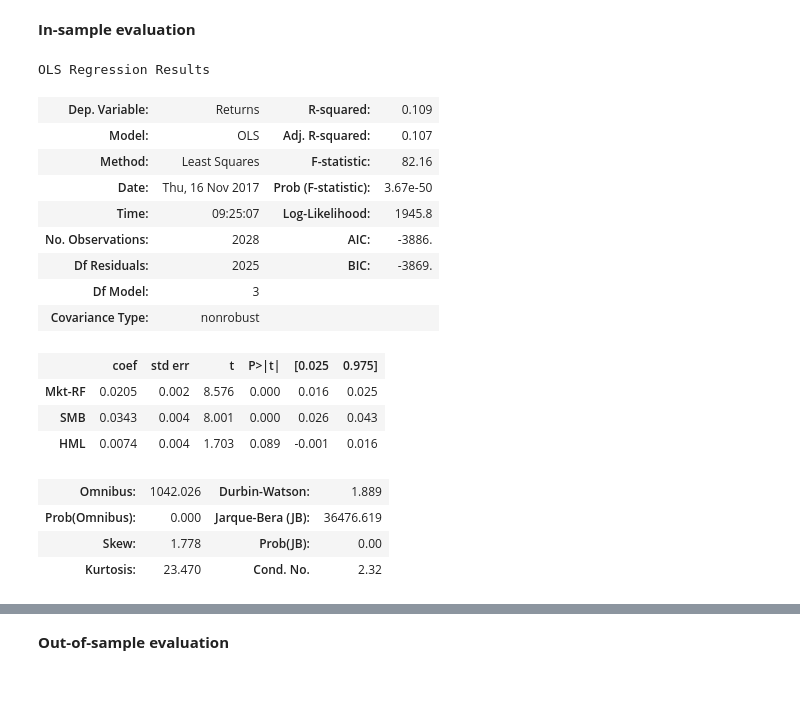
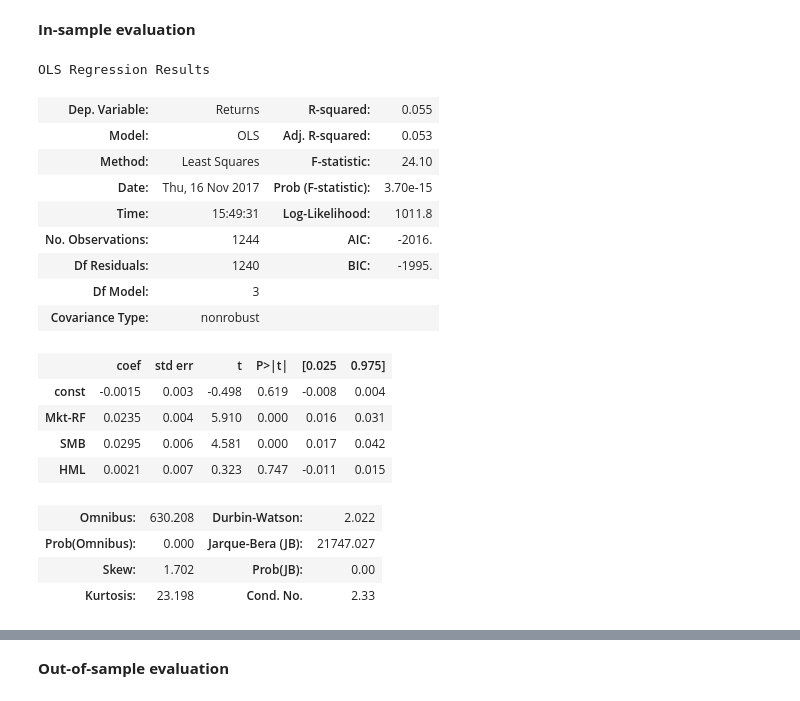
Before and after one commit to WChang1/HFAC_Factor_Project, a Jupyter notebook: Factor Analysis 2.ipynb, the cells around one changed output, grey strips where cells are left out. Drawn from its saved outputs; the diff is of its cells as text; code cells hidden in the pictures.

```diff
--- a/Factor Analysis 2.ipynb
+++ b/Factor Analysis 2.ipynb
@@ -126,7 +160,7 @@ df = df[df['Date'] >= datetime.datetime(2009, 9, 11)]
 # %%
-three_factor_df = three_factor_df[three_factor_df.index >= datetime.datetime(2009, 9, 11)]
+three_factor_df = three_factor_df[three_factor_df.index >= datetime.datetime(2012, 10, 19)]
 # %%
-five_factor_df = five_factor_df[five_factor_df.index >= datetime.datetime(2009, 9, 11)]
+five_factor_df = five_factor_df[five_factor_df.index >= datetime.datetime(2012, 10, 19)]
 # %%
 grouped_by_stock = df.groupby('Stock')
 # %%
@@ -183,34 +219,35 @@ df_three = pd.concat([portfolio_values, three_factor_df], axis=1, join='inner')
 # %%
 df_five = pd.concat([portfolio_values, five_factor_df], axis=1, join='inner')
 # %%
-x_three = df_three[three_factors]
+x_three = sm.add_constant(df_three[three_factors])
 # %%
-x_five = df_five[five_factors]
+x_five = sm.add_constant(df_five[five_factors])
 # %%
 y = df_three['Returns']
 # %%
 three_factor_OLS = sm.OLS(y, x_three.values)
 three_factor_results = three_factor_OLS.fit()
-three_factor_results.summary(xname = three_factors)
+three_factor_results.summary(xname = ['const'] + three_factors)
 # %% [output]
 OLS Regression Results
-| Dep. Variable: | Returns | R-squared: | 0.109 |
-| Model: | OLS | Adj. R-squared: | 0.107 |
-| Method: | Least Squares | F-statistic: | 82.16 |
-| Date: | Thu, 16 Nov 2017 | Prob (F-statistic): | 3.67e-50 |
-| Time: | 09:25:07 | Log-Likelihood: | 1945.8 |
-| No. Observations: | 2028 | AIC: | -3886. |
-| Df Residuals: | 2025 | BIC: | -3869. |
+| Dep. Variable: | Returns | R-squared: | 0.055 |
+| Model: | OLS | Adj. R-squared: | 0.053 |
+| Method: | Least Squares | F-statistic: | 24.10 |
+| Date: | Thu, 16 Nov 2017 | Prob (F-statistic): | 3.70e-15 |
+| Time: | 15:49:31 | Log-Likelihood: | 1011.8 |
+| No. Observations: | 1244 | AIC: | -2016. |
+| Df Residuals: | 1240 | BIC: | -1995. |
 | Df Model: | 3 |  |  |
 | Covariance Type: | nonrobust |  |  |
 |  | coef | std err | t | P>|t| | [0.025 | 0.975] |
-| Mkt-RF | 0.0205 | 0.002 | 8.576 | 0.000 | 0.016 | 0.025 |
-| SMB | 0.0343 | 0.004 | 8.001 | 0.000 | 0.026 | 0.043 |
-| HML | 0.0074 | 0.004 | 1.703 | 0.089 | -0.001 | 0.016 |
+| const | -0.0015 | 0.003 | -0.498 | 0.619 | -0.008 | 0.004 |
+| Mkt-RF | 0.0235 | 0.004 | 5.910 | 0.000 | 0.016 | 0.031 |
+| SMB | 0.0295 | 0.006 | 4.581 | 0.000 | 0.017 | 0.042 |
+| HML | 0.0021 | 0.007 | 0.323 | 0.747 | -0.011 | 0.015 |
-| Omnibus: | 1042.026 | Durbin-Watson: | 1.889 |
-| Prob(Omnibus): | 0.000 | Jarque-Bera (JB): | 36476.619 |
-| Skew: | 1.778 | Prob(JB): | 0.00 |
-| Kurtosis: | 23.470 | Cond. No. | 2.32 |
+| Omnibus: | 630.208 | Durbin-Watson: | 2.022 |
+| Prob(Omnibus): | 0.000 | Jarque-Bera (JB): | 21747.027 |
+| Skew: | 1.702 | Prob(JB): | 0.00 |
+| Kurtosis: | 23.198 | Cond. No. | 2.33 |
 # %%
 five_factor_OLS = sm.OLS(y, x_five.values)
 five_factor_results = five_factor_OLS.fit()
```
Also changed, not shown: parts of 27 cells of this notebook, 8 other files.
